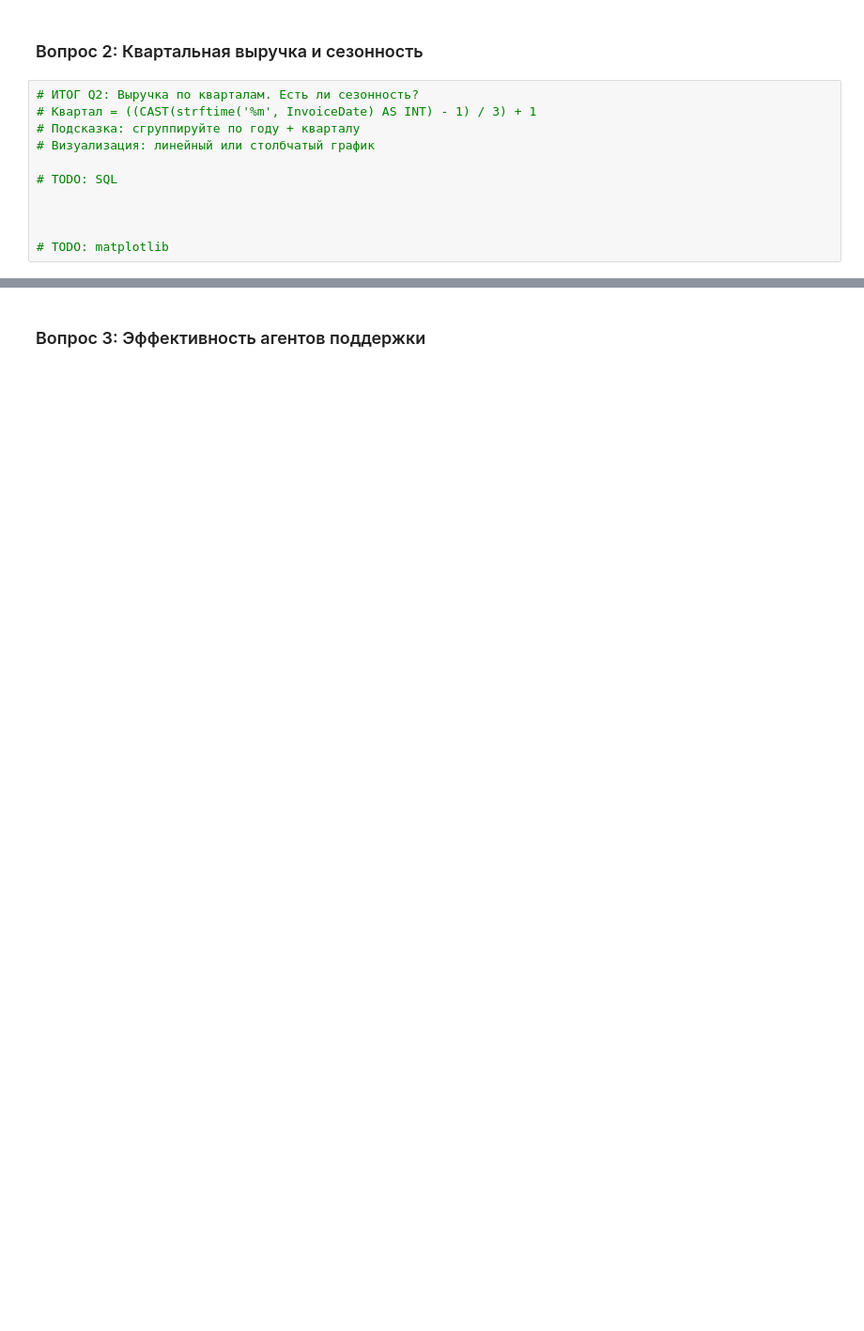
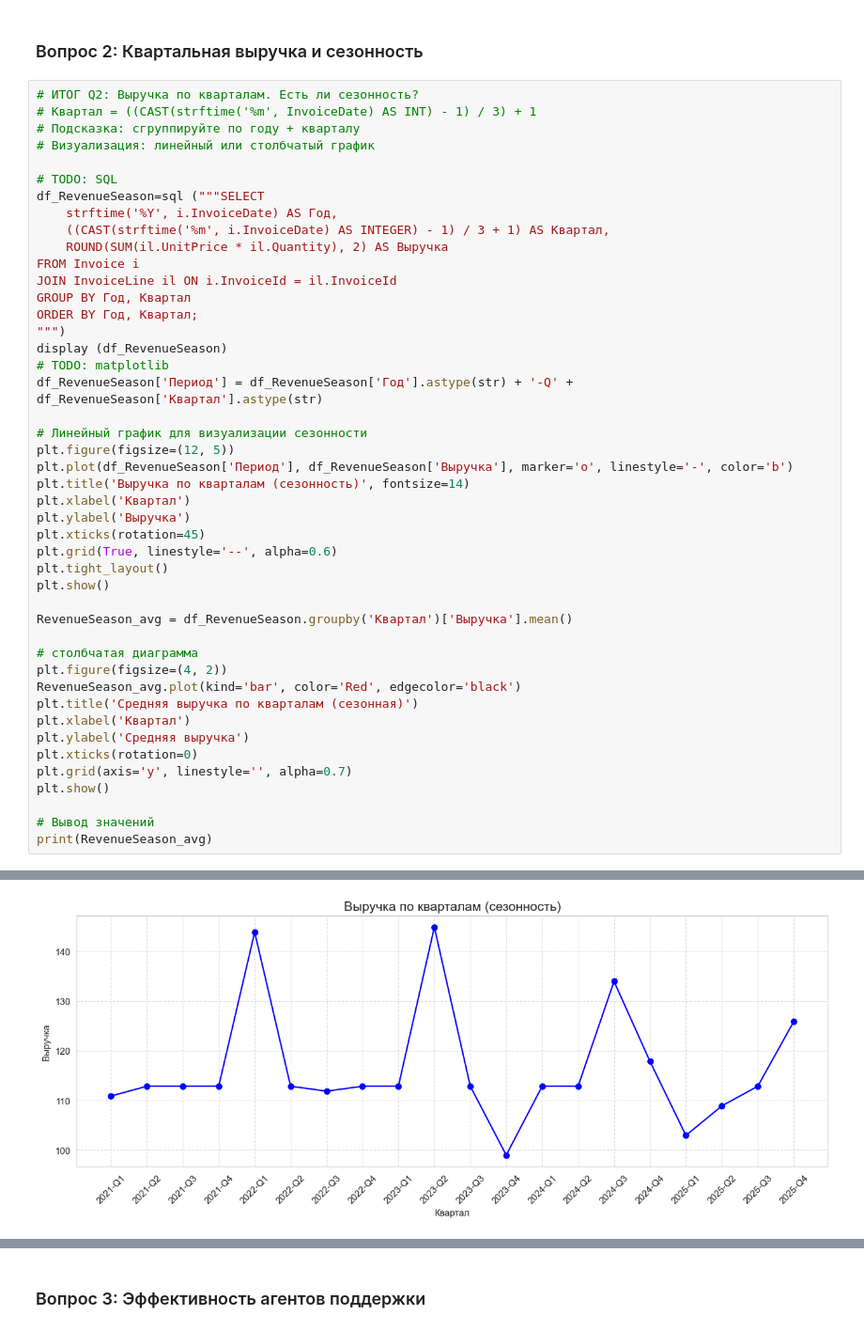
Before and after one commit to Duhast163rus/Ai, a Jupyter notebook: practice_git_python_sql.ipynb, the cells around one changed output, grey strips where cells are left out. Shown at 94% size. Saved outputs shown, nothing was run; the diff lists cells and outputs as text; blank space fills up the shorter version.

```diff
--- a/practice_git_python_sql.ipynb
+++ b/practice_git_python_sql.ipynb
@@ -1438,7 +1472,42 @@ mini-analysis/
 # Визуализация: линейный или столбчатый график
 
 # TODO: SQL
+df_RevenueSeason=sql ("""SELECT
+    strftime('%Y', i.InvoiceDate) AS Год,
+    ((CAST(strftime('%m', i.InvoiceDate) AS INTEGER) - 1) / 3 + 1) AS Квартал,
+    ROUND(SUM(il.UnitPrice * il.Quantity), 2) AS Выручка
+FROM Invoice i
+JOIN InvoiceLine il ON i.InvoiceId = il.InvoiceId
+GROUP BY Год, Квартал
+ORDER BY Год, Квартал;
+""")
+display (df_RevenueSeason)
+# TODO: matplotlib
+df_RevenueSeason['Период'] = df_RevenueSeason['Год'].astype(str) + '-Q' + df_RevenueSeason['Квартал'].astype(str)
 
+# Линейный график для визуализации сезонности
+plt.figure(figsize=(12, 5))
+plt.plot(df_RevenueSeason['Период'], df_RevenueSeason['Выручка'], marker='o', linestyle='-', color='b')
+plt.title('Выручка по кварталам (сезонность)', fontsize=14)
+plt.xlabel('Квартал')
+plt.ylabel('Выручка')
+plt.xticks(rotation=45)
+plt.grid(True, linestyle='--', alpha=0.6)
+plt.tight_layout()
+plt.show()
 
+RevenueSeason_avg = df_RevenueSeason.groupby('Квартал')['Выручка'].mean()
 
-# TODO: matplotlib
+# столбчатая диаграмма
+plt.figure(figsize=(4, 2))
+RevenueSeason_avg.plot(kind='bar', color='Red', edgecolor='black')
+plt.title('Средняя выручка по кварталам (сезонная)')
+plt.xlabel('Квартал')
+plt.ylabel('Средняя выручка')
+plt.xticks(rotation=0)
+plt.grid(axis='y', linestyle='', alpha=0.7)
+plt.show()
+
+# Вывод значений
+print(RevenueSeason_avg)
+# %% [output]
@@ -1444,0 +1531 @@ mini-analysis/
+[figure, added]
```
Also changed, not shown: parts of 3 cells of this notebook.
